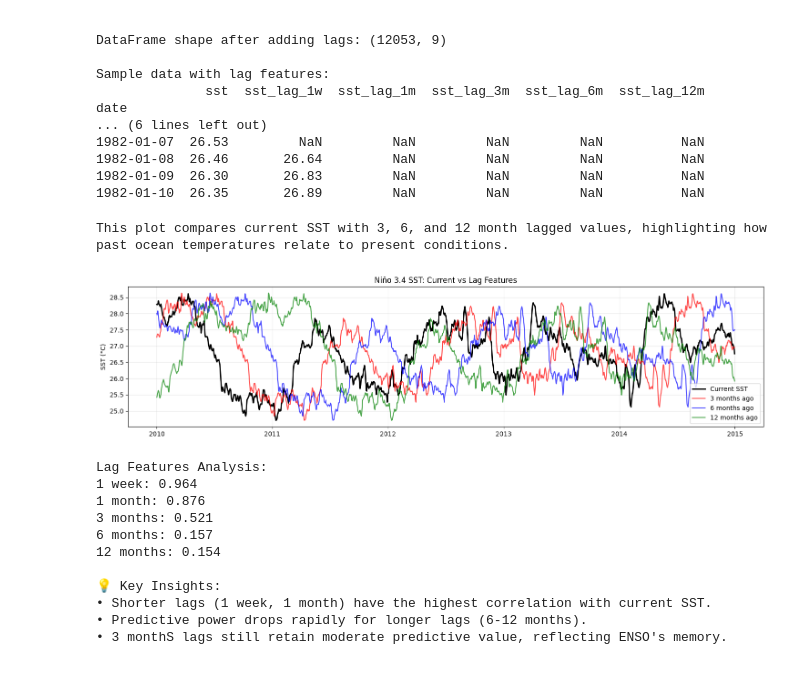
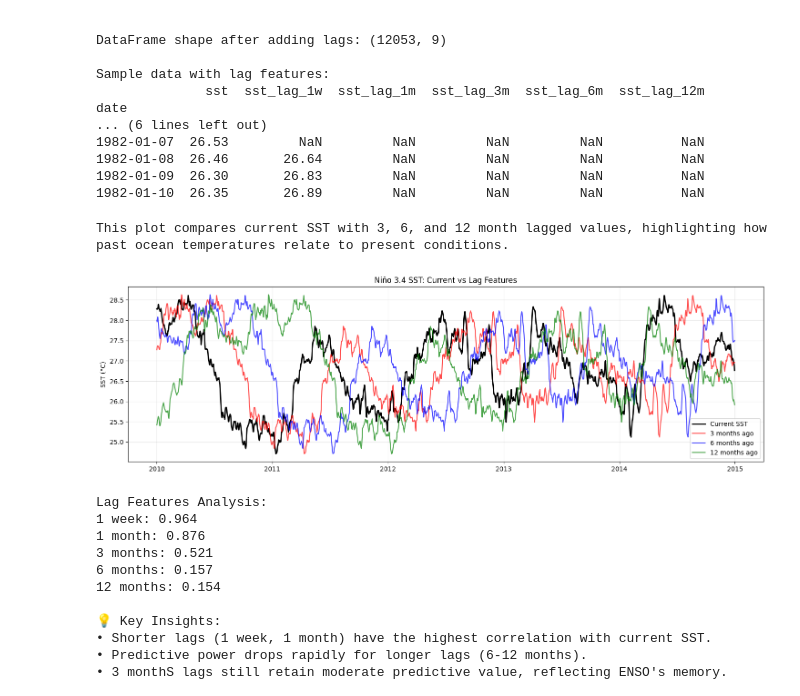
Before and after one commit to DHANA5982/Prediction-of-El-Nino-Events, a Jupyter notebook: notebooks/02_EDA.ipynb, the cells around one changed output. Cells and saved outputs as stored; diff of their text form; code cells hidden in the pictures.

```diff
--- a/notebooks/02_EDA.ipynb
+++ b/notebooks/02_EDA.ipynb
@@ -324,25 +338,26 @@ date
 # %%
 # === VISUALIZE TEMPORAL LAG FEATURES ===
 # Plot 1: Time series comparison
 
 df_plot = df_analysis.dropna()
-recent_years = df_plot.loc['2010':'2014']
-plt.figure(figsize=(18, 4))
-plt.plot(recent_years.index, recent_years['sst'], label='Current SST', color='black', linewidth=2)
-plt.plot(recent_years.index, recent_years['sst_lag_3m'], label='3 months ago', color='red', alpha=0.7)
-plt.plot(recent_years.index, recent_years['sst_lag_6m'], label='6 months ago', color='blue', alpha=0.7)
-plt.plot(recent_years.index, recent_years['sst_lag_12m'], label='12 months ago', color='green', alpha=0.7)
+df_plot = df_plot.loc['2010':'2014']
+
+plt.figure(figsize=(18, 5))
+plt.plot(df_plot.index, df_plot['sst'], label='Current SST', color='black', linewidth=2)
+plt.plot(df_plot.index, df_plot['sst_lag_3m'], label='3 months ago', color='red', alpha=0.7)
+plt.plot(df_plot.index, df_plot['sst_lag_6m'], label='6 months ago', color='blue', alpha=0.7)
+plt.plot(df_plot.index, df_plot['sst_lag_12m'], label='12 months ago', color='green', alpha=0.7)
 
 plt.title('Niño 3.4 SST: Current vs Lag Features')
 plt.ylabel('SST (°C)')
 plt.legend()
 plt.grid(True, alpha=0.3)
 plt.savefig('D:/GitHub/Prediction of El-Nino Events/output/plots/lag_vs_current.png')
 
 print("This plot compares current SST with 3, 6, and 12 month lagged values, highlighting how past ocean temperatures relate to present conditions.")
 # %% [output]
 This plot compares current SST with 3, 6, and 12 month lagged values, highlighting how past ocean temperatures relate to present conditions.
-[figure, old version]
+[figure, new version]
 # %%
 # Plot 2: Correlation analysis
 
```
Also changed, not shown: parts of 30 cells of this notebook.
